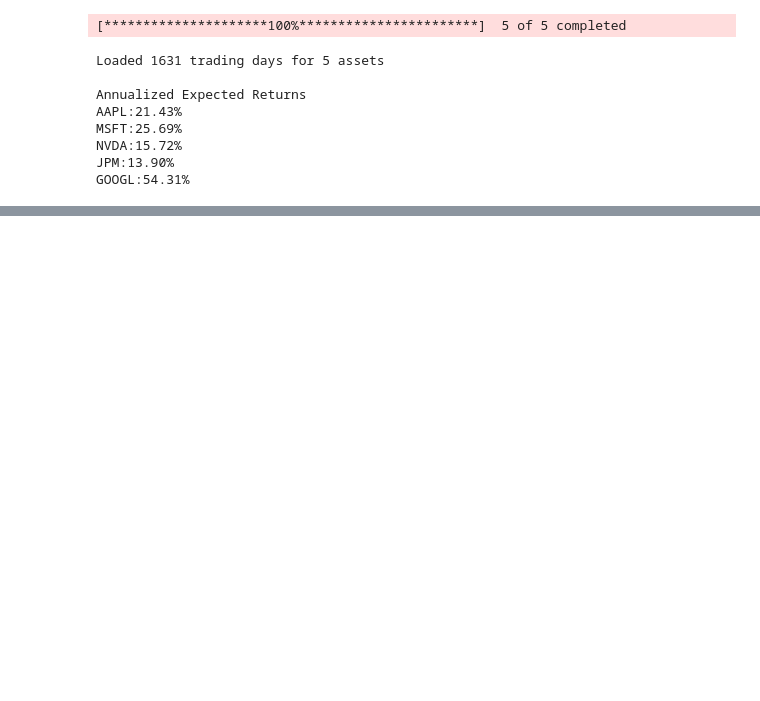
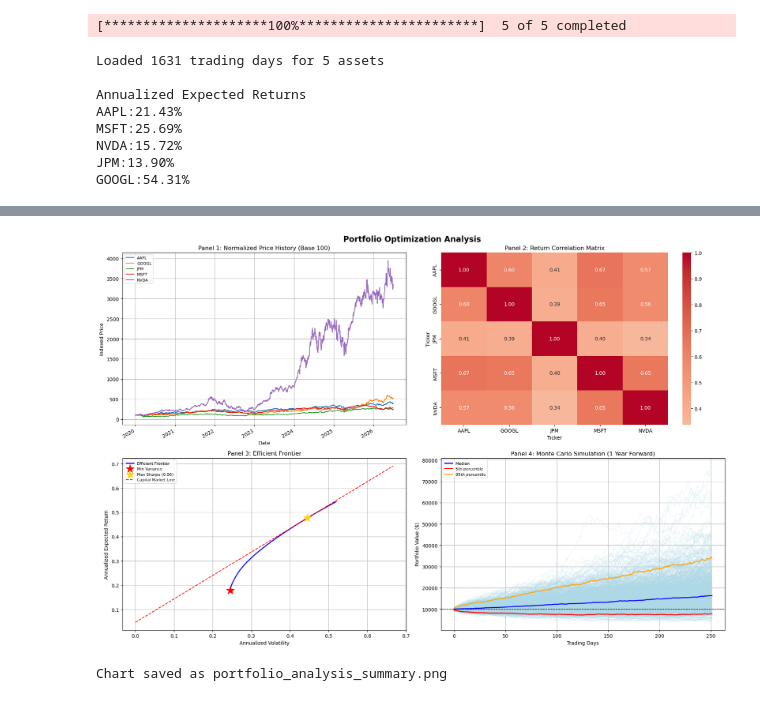
Before and after one commit to lnachdi/quant-projects, a Jupyter notebook: portfolio_analysis.ipynb, the cells around one changed output, grey strips where cells are left out. Cells and saved outputs as stored; diff of their text form; code cells hidden in the pictures; blank space fills up the shorter version.

Commit message:
Run portfolio engine on jupyter

```diff
--- a/portfolio_analysis.ipynb
+++ b/portfolio_analysis.ipynb
@@ -26,3 +26,16 @@ MSFT:25.69%
 NVDA:15.72%
 JPM:13.90%
 GOOGL:54.31%
+# %%
+min_weights,min_ret,min_vol = pe.minimum_variance_portfolio(mean_returns,cov_matrix)
+max_weights,max_ret,max_vol,max_sharpe=pe.maximum_sharpe(mean_returns,cov_matrix,RISK_FREE_RATE)
+
+print("Minimum Variance Portfolio:")
+for t,w in zip(TICKERS, min_weights):
+    print(f"{t}: {w:.2%}")
+print(f"Return: {min_ret:.2%}. Volatility: {min_vol:.2%}")
+
+print("\nMaximum Sharpe Portfolio:")
+for t,w in zip(TICKERS, max_weights):
+    print(f"{t}: {w:.2%}")
+print(f"Return: {max_ret:.2%}. Volatility: {max_vol:.2%}. Sharpe: {max_sharpe:.3f}")
@@ -28,0 +58,15 @@ GOOGL:54.31%
+# %%
+(simulation_results,var_hist,cvar_hist,var_parametric,historical_portfolio_returns)=pe.monte_carlo_sim(max_weights,log_returns,INITIAL_VALUE,
+                                                                                                      n_simulations=1000,n_days=252,
+                                                                                                      risk_free_rate=RISK_FREE_RATE)
+final_values=simulation_results[-1,:]
+
+print(f"Monte Carlo Results (1000 simulations, 1 year forward):")
+print(f"Median final value: ${np.median(final_values):,.0f}")
+print(f"5th percentile: ${np.percentile(final_values,5):,.0f}")
+print(f"95th percentile: ${np.percentile(final_values,95):,.0f}")
+print(f"Probability of loss: {(final_values < INITIAL_VALUE).mean():.2%}")
+print(f"\nRisk metrics (95% confidence):")
+print(f"Historical VaR: {var_hist:.4f} (${var_hist * INITIAL_VALUE:,.2f})")
+print(f"Historical CVaR: {cvar_hist:.4f} (${cvar_hist * INITIAL_VALUE:,.2f})")
+print(f"Parametric VaR: {var_parametric:.4f} (${var_parametric * INITIAL_VALUE:,.2f}")
@@ -28,0 +84,8 @@ GOOGL:54.31%
+# %%
+frontier_returns,frontier_vols = pe.efficient_frontier(mean_returns,cov_matrix)
+
+pe.plot_analysis(TICKERS, prices,log_returns,mean_returns,cov_matrix,min_weights,max_weights,frontier_returns,frontier_vols,simulation_results,
+                var_hist,cvar_hist,historical_portfolio_returns,RISK_FREE_RATE,INITIAL_VALUE)
+# %% [output]
+[figure, added]
+Chart saved as portfolio_analysis_summary.png
```
Also changed, not shown: parts of 2 cells of this notebook, 2 other files.
